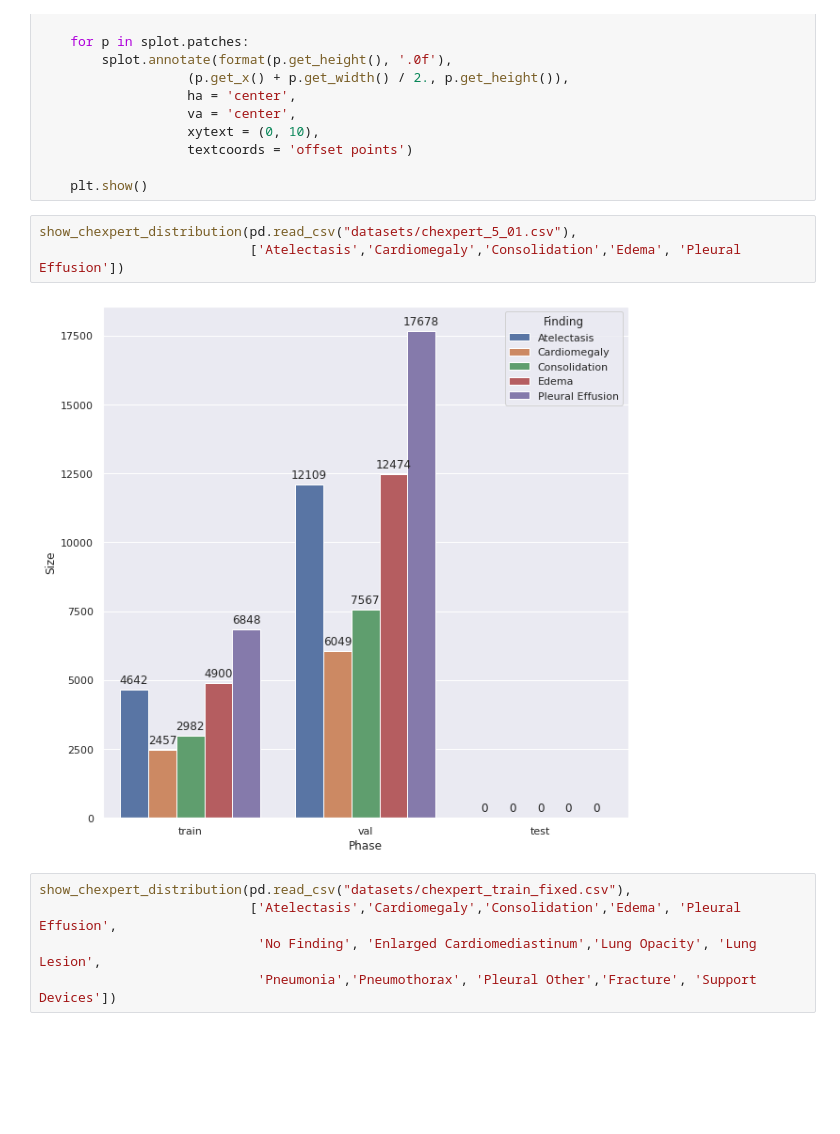
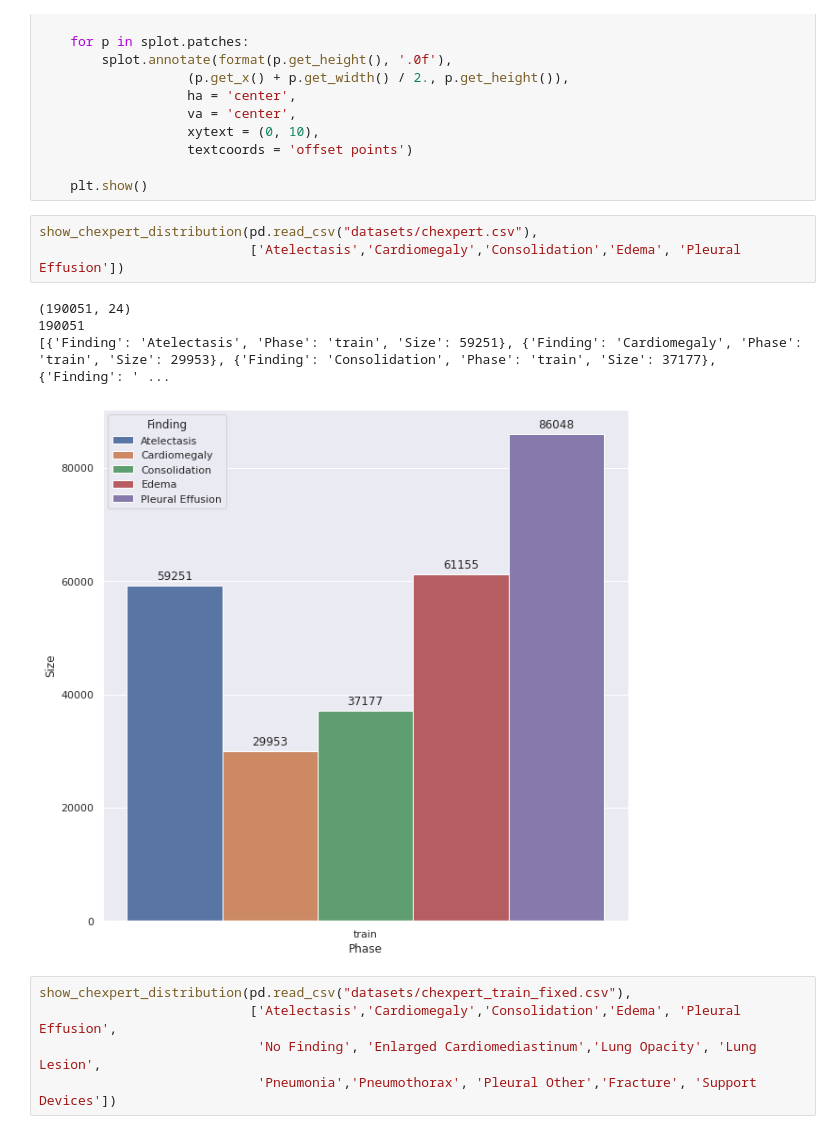
Before and after one commit to Genvekt/SSL_Chest_Xray, a Jupyter notebook: Datasets Statistics.ipynb, the cells around one changed output. Cells and saved outputs as stored; diff of their text form; blank space fills up the shorter version.

```diff
--- a/Datasets Statistics.ipynb
+++ b/Datasets Statistics.ipynb
@@ -128,10 +128,13 @@ def show_chexpert_distribution(df, finding_list):
 
     plt.show()
 # %%
-show_chexpert_distribution(pd.read_csv("datasets/chexpert_5_01.csv"),
+show_chexpert_distribution(pd.read_csv("datasets/chexpert.csv"),
                            ['Atelectasis','Cardiomegaly','Consolidation','Edema', 'Pleural Effusion'])
 # %% [output]
+(190051, 24)
+190051
+[{'Finding': 'Atelectasis', 'Phase': 'train', 'Size': 59251}, {'Finding': 'Cardiomegaly', 'Phase': 'train', 'Size': 29953}, {'Finding': 'Consolidation', 'Phase': 'train', 'Size': 37177}, {'Finding': ' ...
-[figure, old version]
+[figure, new version]
 # %%
 show_chexpert_distribution(pd.read_csv("datasets/chexpert_train_fixed.csv"),
                            ['Atelectasis','Cardiomegaly','Consolidation','Edema', 'Pleural Effusion',
```
Also changed, not shown: 6 other files.
